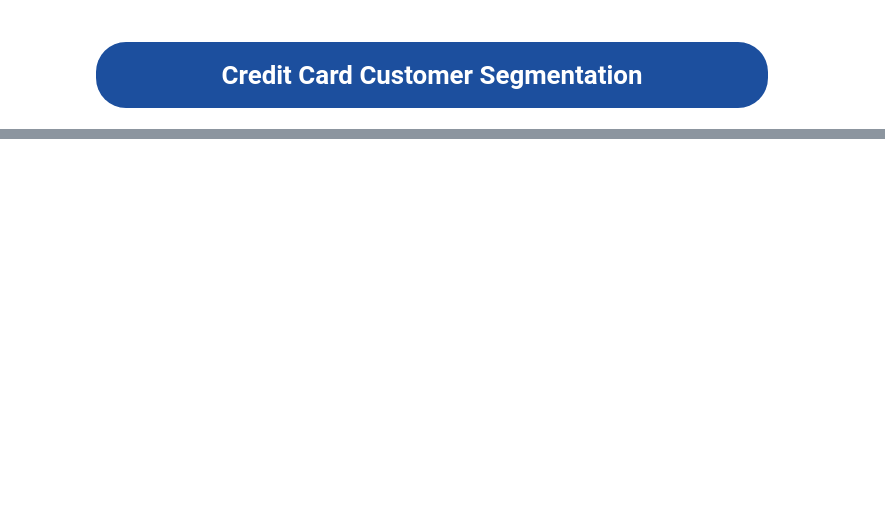
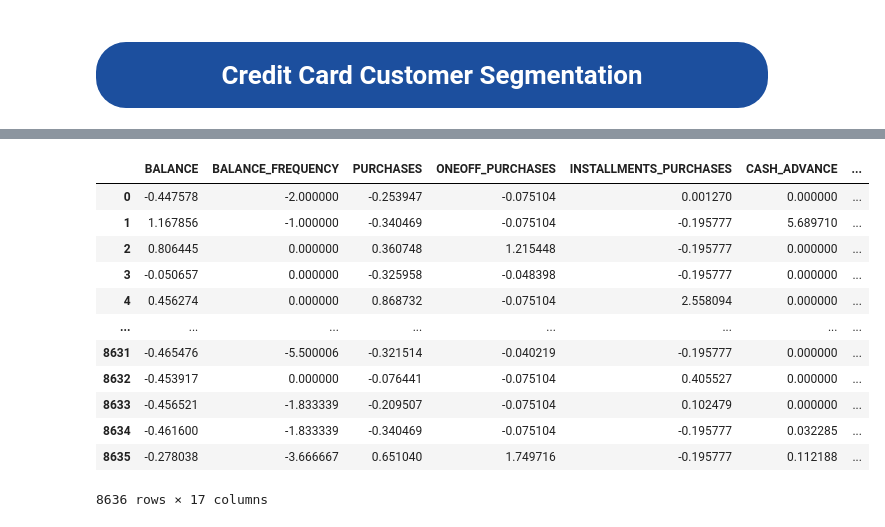
Before and after one commit to Mnr04/Kaggle_Projects, a Jupyter notebook: Credit_Card_Clustering.ipynb, the cells around one changed output, grey strips where cells are left out. Drawn from its saved outputs; the diff is of its cells as text; code cells hidden in the pictures; blank space fills up the shorter version.

```diff
--- a/Credit_Card_Clustering.ipynb
+++ b/Credit_Card_Clustering.ipynb
@@ -30,0 +159,16 @@ df.head()
+# %%
+df_robust
+# %% [output]
+|  | BALANCE | BALANCE_FREQUENCY | PURCHASES | ONEOFF_PURCHASES | INSTALLMENTS_PURCHASES | CASH_ADVANCE | ... |
+| 0 | -0.447578 | -2.000000 | -0.253947 | -0.075104 | 0.001270 | 0.000000 | ... |
+| 1 | 1.167856 | -1.000000 | -0.340469 | -0.075104 | -0.195777 | 5.689710 | ... |
+| 2 | 0.806445 | 0.000000 | 0.360748 | 1.215448 | -0.195777 | 0.000000 | ... |
+| 3 | -0.050657 | 0.000000 | -0.325958 | -0.048398 | -0.195777 | 0.000000 | ... |
+| 4 | 0.456274 | 0.000000 | 0.868732 | -0.075104 | 2.558094 | 0.000000 | ... |
+| ... | ... | ... | ... | ... | ... | ... | ... |
+| 8631 | -0.465476 | -5.500006 | -0.321514 | -0.040219 | -0.195777 | 0.000000 | ... |
+| 8632 | -0.453917 | 0.000000 | -0.076441 | -0.075104 | 0.405527 | 0.000000 | ... |
+| 8633 | -0.456521 | -1.833339 | -0.209507 | -0.075104 | 0.102479 | 0.000000 | ... |
+| 8634 | -0.461600 | -1.833339 | -0.340469 | -0.075104 | -0.195777 | 0.032285 | ... |
+| 8635 | -0.278038 | -3.666667 | 0.651040 | 1.749716 | -0.195777 | 0.112188 | ... |
+8636 rows × 17 columns
```
Also changed, not shown: parts of 36 cells of this notebook.
